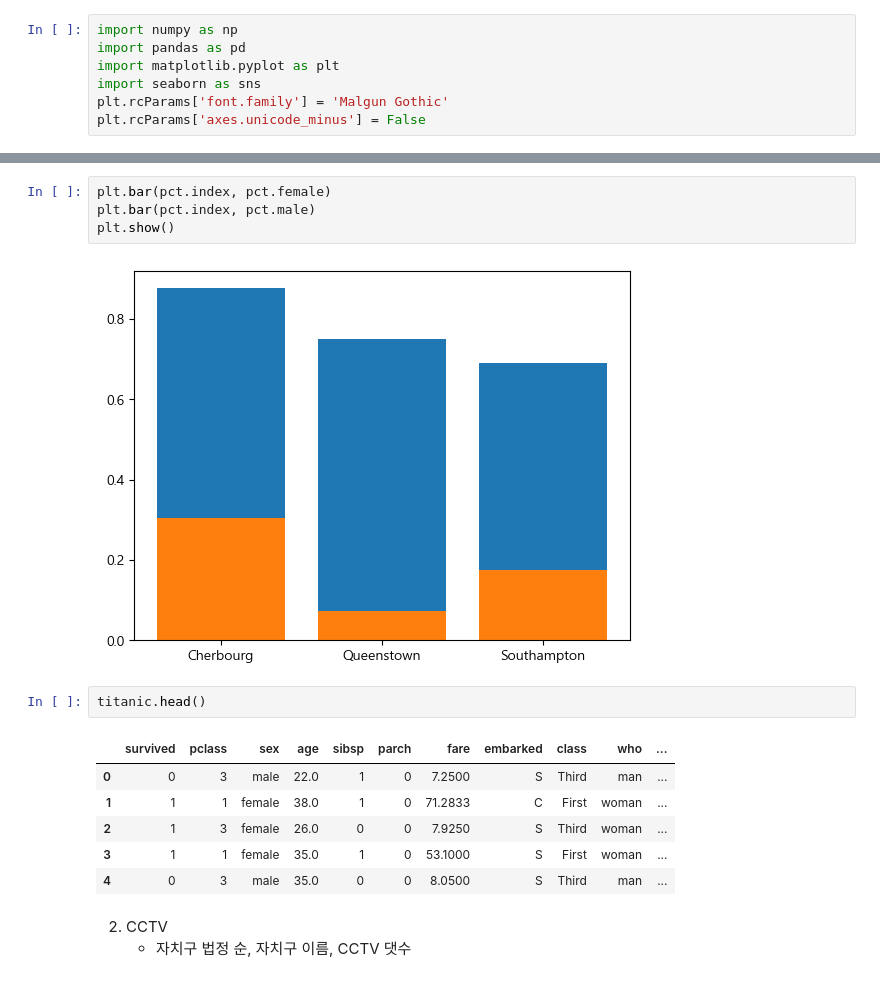
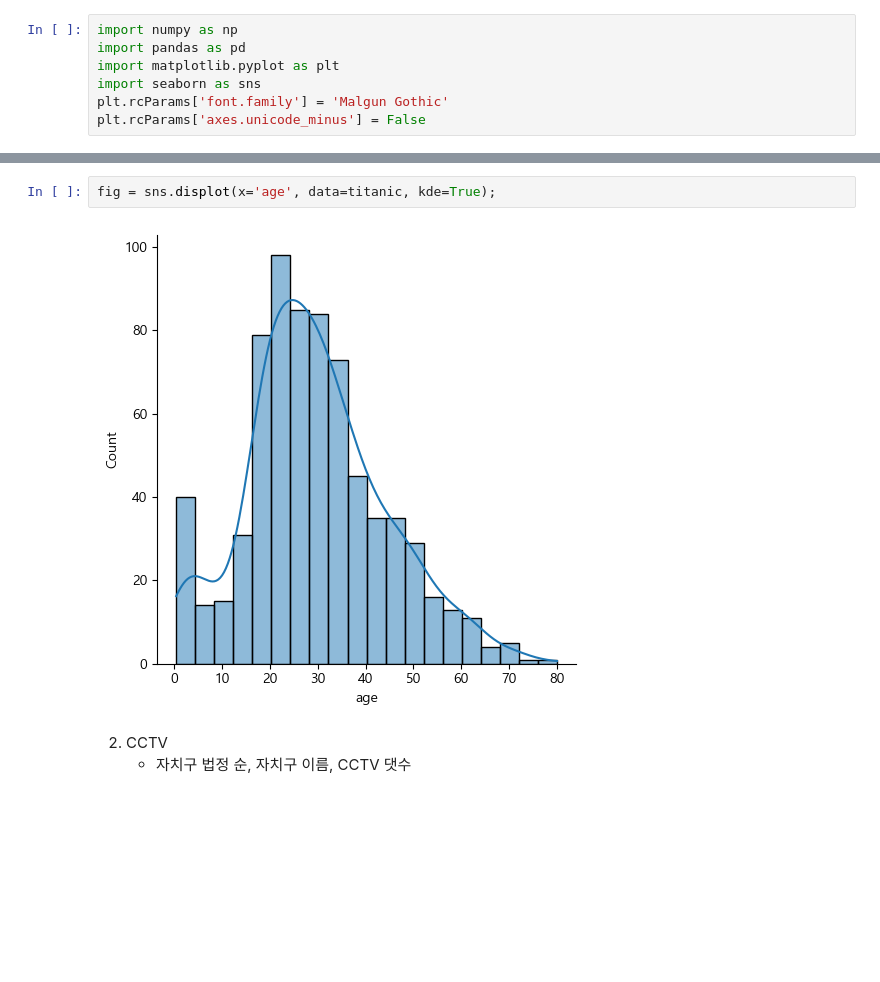
Before and after one commit to rawmouse96/DataAnalysis, a Jupyter notebook: 03.Matplotlib/과제/0419.ipynb, the cells around one changed output, grey strips where cells are left out. Saved outputs shown, nothing was run; the diff lists cells and outputs as text; blank space fills up the shorter version.

```diff
--- a/03.Matplotlib/과제/0419.ipynb
+++ b/03.Matplotlib/과제/0419.ipynb
@@ -28,18 +27,7 @@ plt.show()
-# %%
-plt.bar(pct.index, pct.female)
-plt.bar(pct.index, pct.male)
-plt.show()
-# %% [output]
-[figure, removed]
-# %%
-titanic.head()
-# %% [output]
-|  | survived | pclass | sex | age | sibsp | parch | fare | embarked | class | who | ... |
-| 0 | 0 | 3 | male | 22.0 | 1 | 0 | 7.2500 | S | Third | man | ... |
-| 1 | 1 | 1 | female | 38.0 | 1 | 0 | 71.2833 | C | First | woman | ... |
-| 2 | 1 | 3 | female | 26.0 | 0 | 0 | 7.9250 | S | Third | woman | ... |
-| 3 | 1 | 1 | female | 35.0 | 1 | 0 | 53.1000 | S | First | woman | ... |
-| 4 | 0 | 3 | male | 35.0 | 0 | 0 | 8.0500 | S | Third | man | ... |
+# %%
+fig = sns.displot(x='age', data=titanic, kde=True);
+# %% [output]
+[figure, added]
 # %% [markdown]
 2. CCTV
     - 자치구 법정 순, 자치구 이름, CCTV 댓수
```
Also changed, not shown: parts of 5 cells of this notebook, 13 other files.
